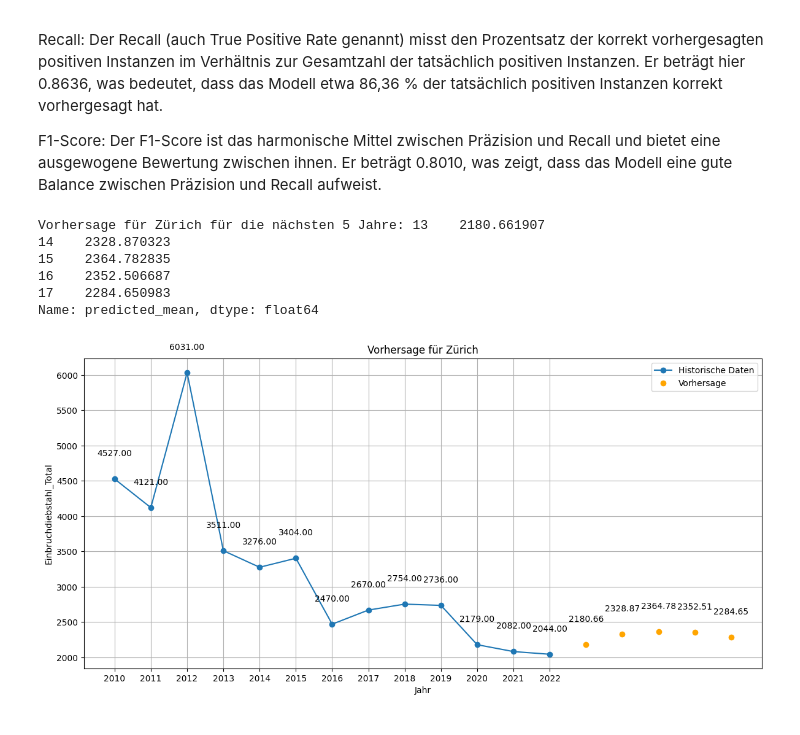
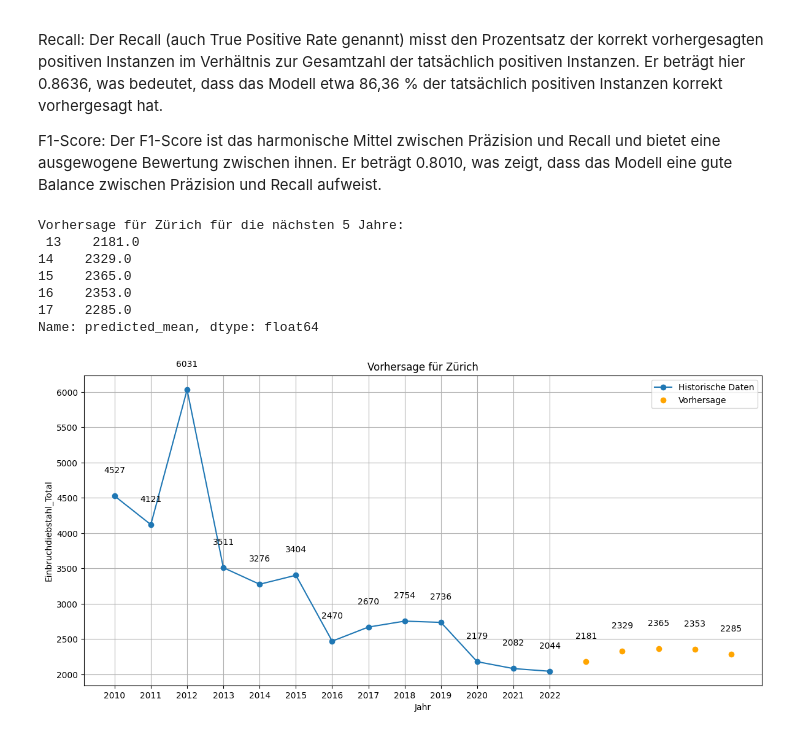
Before and after one commit to nvinto404/Data-Science-Project-Burglary-Statistics-Zurich, a Jupyter notebook: Modellierung.ipynb, the cells around one changed output. Saved outputs shown, nothing was run; the diff lists cells and outputs as text; code cells hidden in the pictures.

```diff
--- a/Modellierung.ipynb
+++ b/Modellierung.ipynb
@@ -310,6 +310,10 @@ F1-Score: Der F1-Score ist das harmonische Mittel zwischen Präzision und Recall
 import pandas as pd
 from statsmodels.tsa.arima.model import ARIMA
 import matplotlib.pyplot as plt
+import warnings
+
+# Suppress ARIMA warnings
+warnings.filterwarnings("ignore")
 
 # Zürich-Daten filtern
 zurich_data = df_unique[df_unique['Gemeindename'] == 'Zürich']
@@ -332,46 +336,47 @@ order = (5, 1, 0)  # ARIMA-Modellordnung
 forecast = arima_forecast(time_series, order, n_steps)
 
 # Ergebnisse anzeigen
-print("Vorhersage für Zürich für die nächsten", n_steps, "Jahre:", forecast)
+print("Vorhersage für Zürich für die nächsten", n_steps, "Jahre:\n", forecast.round())
 
 # Jahre für die x-Achse extrahieren
 last_year = time_series.index[-1]
 forecast_years = range(last_year + 1, last_year + n_steps + 1)
 
 # Vorhandene Jahre (Historie)
 existing_years = time_series.index
 
 # Vorhersagen visualisieren
 plt.figure(figsize=(12, 6))  # Breite und Höhe des Plots festlegen
 
 # Historische Daten plotten
 plt.plot(existing_years, time_series.values, label='Historische Daten', marker='o')
 
-# Vorhersage plotten
-plt.plot(forecast_years, forecast, 'o', label='Vorhersage', color='orange')
+# Vorhersage plotten (auf ganzzahlige Werte runden)
+plt.plot(forecast_years, forecast.round(), 'o', label='Vorhersage', color='orange')
 
 plt.xlabel('Jahr')
 plt.ylabel('Einbruchdiebstahl_Total')
 plt.title('Vorhersage für Zürich')
 plt.xticks(range(int(time_series.index.min()), int(time_series.index.max()) + 1))  # Ganzzahlige X-Achsenbeschriftungen
 plt.legend()
-plt.grid(True)  # Gitter hinzufügen
-plt.tight_layout()  # Automatische Anpassung der Layoutabmessungen
+plt.grid(True)
+plt.tight_layout()
 
 # Beschriftungen innerhalb des Plots hinzufügen (Historische Daten)
 for year, value in zip(existing_years, time_series.values):
-    plt.text(year, value + 0.05 * max(time_series), f'{value:.2f}', ha='center', va='bottom')
+    plt.text(year, value + 0.05 * max(time_series), f'{int(value)}', ha='center', va='bottom')
 
 # Beschriftungen innerhalb des Plots hinzufügen (Vorhersage)
-for year, value in zip(forecast_years, forecast):
-    plt.text(year, value + 0.05 * max(time_series), f'{value:.2f}', ha='center', va='bottom')
+for year, value in zip(forecast_years, forecast.round()):
+    plt.text(year, value + 0.05 * max(time_series), f'{int(value)}', ha='center', va='bottom')
 
 plt.show()
 # %% [output]
-Vorhersage für Zürich für die nächsten 5 Jahre: 13    2180.661907
-14    2328.870323
-15    2364.782835
-16    2352.506687
-17    2284.650983
+Vorhersage für Zürich für die nächsten 5 Jahre:
+ 13    2181.0
+14    2329.0
+15    2365.0
+16    2353.0
+17    2285.0
 Name: predicted_mean, dtype: float64
-[figure, old version]
+[figure, new version]
```
